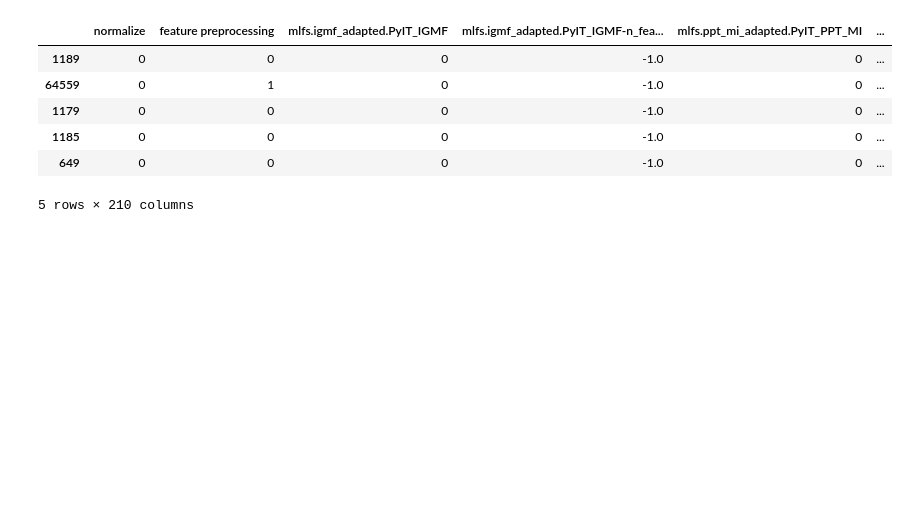
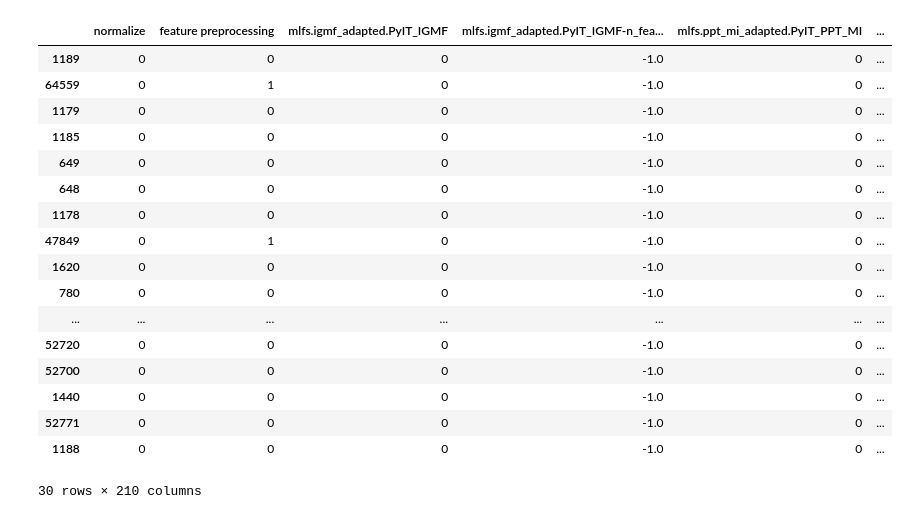
Before and after one commit to DemoreDev/ProjetosIC, a Jupyter notebook: test.ipynb, the cells around one changed output. Cells and saved outputs as stored; diff of their text form; code cells hidden in the pictures; blank space fills up the shorter version.

```diff
--- a/test.ipynb
+++ b/test.ipynb
@@ -105,17 +81,28 @@ Extraindo o Top 5 pipelines do dataframe: MEDICAL
 # %%
 import pandas as pd
 df = pd.read_csv("data/meta/meta_processed/meta_proc_medical.csv")
-sorted_df = df.sort_values(by='F1 (macro averaged by label)', ascending=False).head(5)
+sorted_df = df.sort_values(by='F1 (macro averaged by label)', ascending=False).head(30)
 sorted_df.to_csv("data/meta/meta_processed/test_medical.csv", index=False)
 display(sorted_df)
 # %% [output]
 |  | normalize | feature preprocessing | mlfs.igmf_adapted.PyIT_IGMF | mlfs.igmf_adapted.PyIT_IGMF-n_fea... | mlfs.ppt_mi_adapted.PyIT_PPT_MI | ... |
 | 1189 | 0 | 0 | 0 | -1.0 | 0 | ... |
 | 64559 | 0 | 1 | 0 | -1.0 | 0 | ... |
 | 1179 | 0 | 0 | 0 | -1.0 | 0 | ... |
 | 1185 | 0 | 0 | 0 | -1.0 | 0 | ... |
 | 649 | 0 | 0 | 0 | -1.0 | 0 | ... |
+| 648 | 0 | 0 | 0 | -1.0 | 0 | ... |
+| 1178 | 0 | 0 | 0 | -1.0 | 0 | ... |
+| 47849 | 0 | 1 | 0 | -1.0 | 0 | ... |
+| 1620 | 0 | 0 | 0 | -1.0 | 0 | ... |
+| 780 | 0 | 0 | 0 | -1.0 | 0 | ... |
+| ... | ... | ... | ... | ... | ... | ... |
+| 52720 | 0 | 0 | 0 | -1.0 | 0 | ... |
+| 52700 | 0 | 0 | 0 | -1.0 | 0 | ... |
+| 1440 | 0 | 0 | 0 | -1.0 | 0 | ... |
+| 52771 | 0 | 0 | 0 | -1.0 | 0 | ... |
+| 1188 | 0 | 0 | 0 | -1.0 | 0 | ... |
-5 rows × 210 columns
+30 rows × 210 columns
 # %%
 import pandas as pd
 import numpy as np
```
Also changed, not shown: parts of 4 cells of this notebook, 2 other files.
